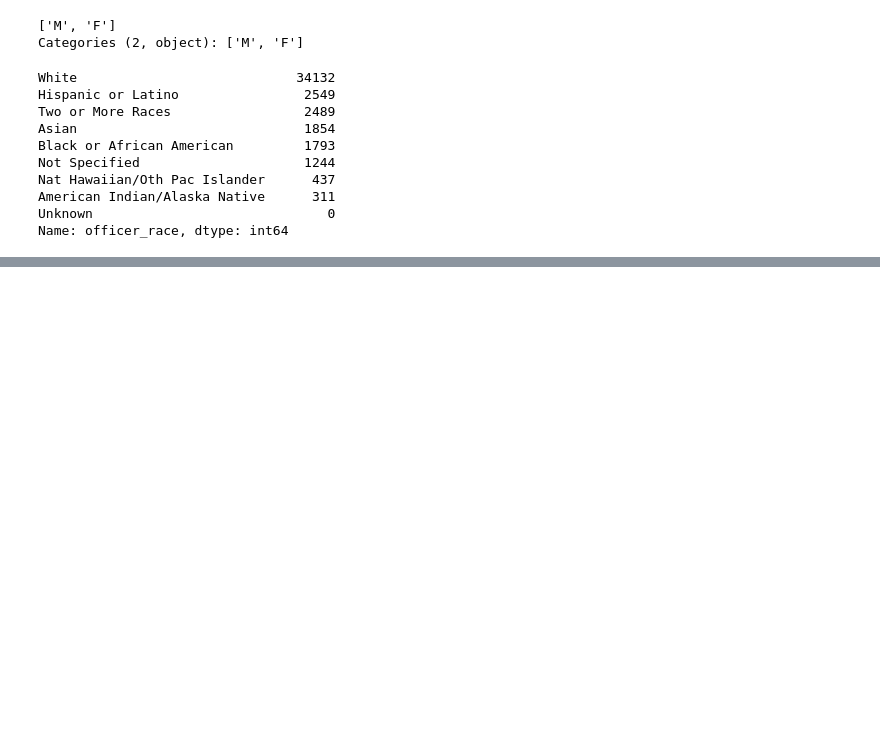
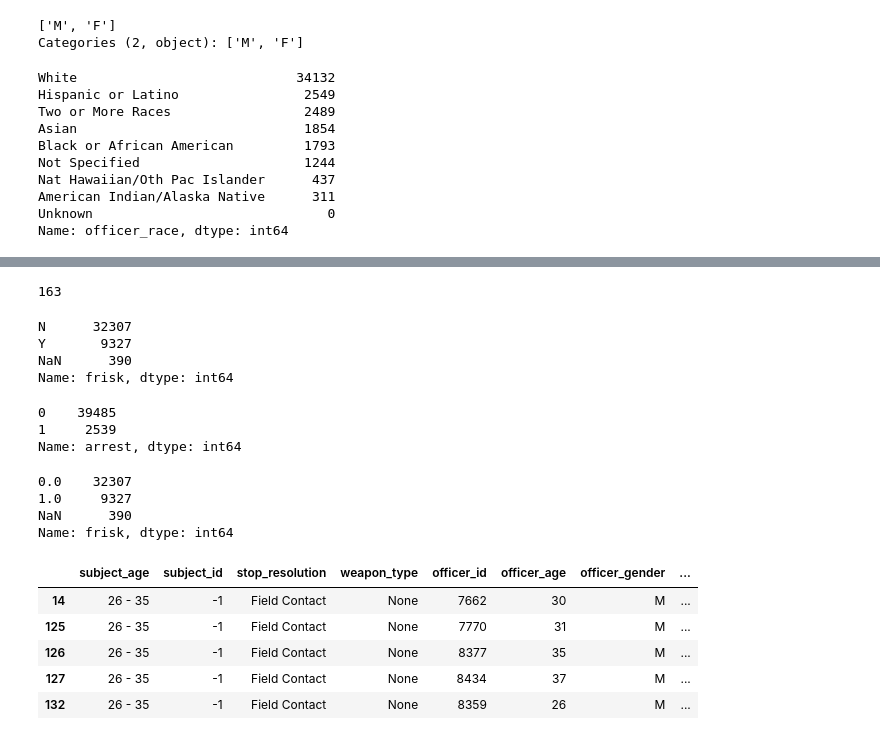
Before and after one commit to data-gab/Terry-Stops, a Jupyter notebook: notebooks/data-cleaning.ipynb, the cells around one changed output, grey strips where cells are left out. Cells and saved outputs as stored; diff of their text form; code cells hidden in the pictures; blank space fills up the shorter version.

```diff
--- a/notebooks/data-cleaning.ipynb
+++ b/notebooks/data-cleaning.ipynb
@@ -274,0 +304,5 @@ Name: officer_race, dtype: int64
+# %%
+# dropping nan values in subject_race and suject_age
+terry_df = terry_df.dropna(subset=['subject_race'])
+terry_df = terry_df.dropna(subset=['subject_age'])
+terry_df = terry_df.dropna(subset=['subject_gender'])
@@ -274,0 +332,39 @@ Name: officer_race, dtype: int64
+# %%
+terry_df.initial_call_type.nunique()
+# %% [output]
+163
+# %%
+terry_df.frisk.value_counts(dropna=False)
+# %% [output]
+N      32307
+Y       9327
+NaN      390
+Name: frisk, dtype: int64
+# %%
+# replace string values with binary values
+fa = {'frisk' : {'Y' : 1, 'N' : 0},
+      'arrest' : {'Y' : 1, 'N' : 0}}
+
+terry_df.replace(fa, inplace=True)
+# %%
+terry_df.arrest.value_counts(dropna=False)
+# %% [output]
+0    39485
+1     2539
+Name: arrest, dtype: int64
+# %%
+terry_df.frisk.value_counts(dropna=False)
+# %% [output]
+0.0    32307
+1.0     9327
+NaN      390
+Name: frisk, dtype: int64
+# %%
+terry_df.head()
+# %% [output]
+|  | subject_age | subject_id | stop_resolution | weapon_type | officer_id | officer_age | officer_gender | ... |
+| 14 | 26 - 35 | -1 | Field Contact | None | 7662 | 30 | M | ... |
+| 125 | 26 - 35 | -1 | Field Contact | None | 7770 | 31 | M | ... |
+| 126 | 26 - 35 | -1 | Field Contact | None | 8377 | 35 | M | ... |
+| 127 | 26 - 35 | -1 | Field Contact | None | 8434 | 37 | M | ... |
+| 132 | 26 - 35 | -1 | Field Contact | None | 8359 | 26 | M | ... |
```
Also changed, not shown: parts of 7 cells of this notebook, 2 other files.
